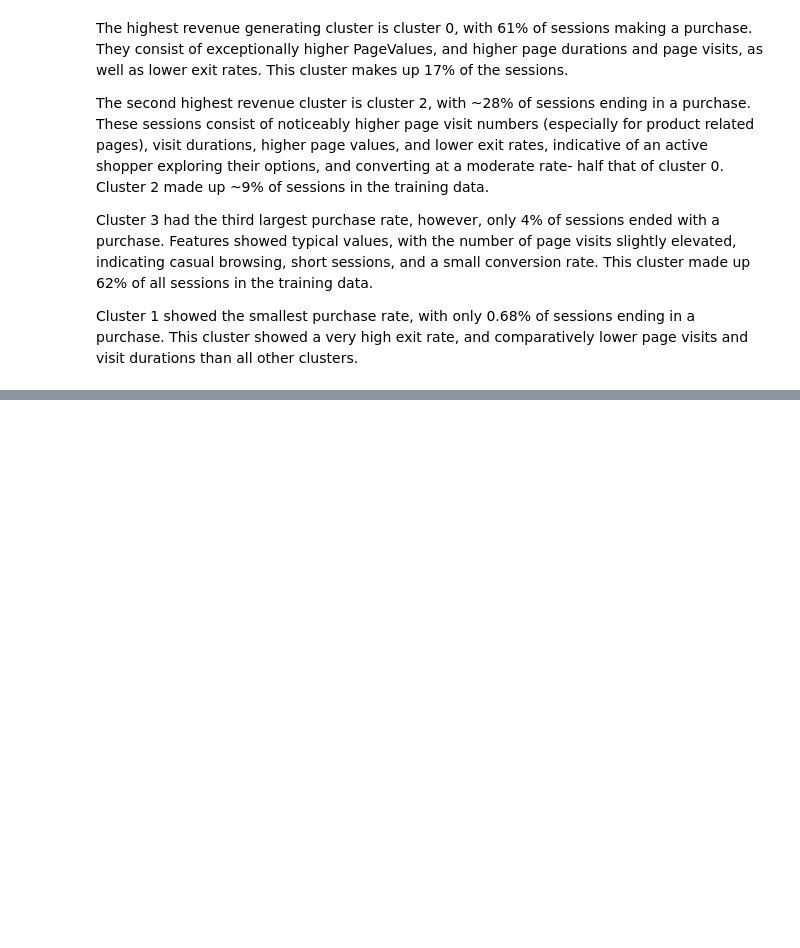
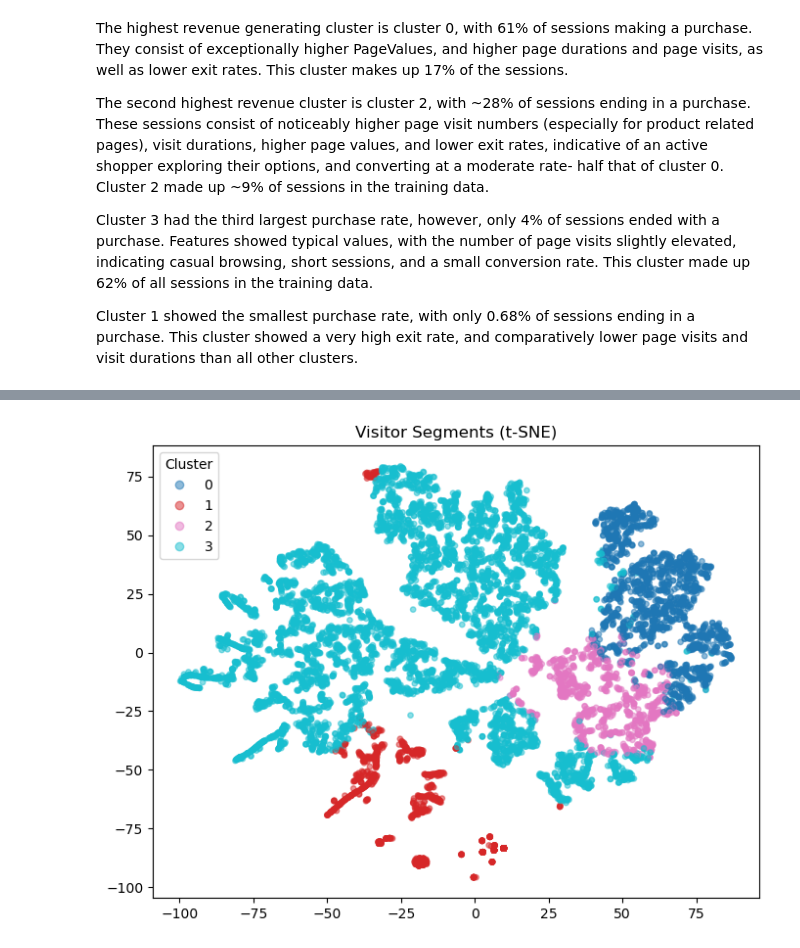
Before and after one commit to AnnaMalaschenko/Ecommerce-Shopper-Behavior, a Jupyter notebook: notebooks/model.ipynb, the cells around one changed output, grey strips where cells are left out. Saved outputs shown, nothing was run; the diff lists cells and outputs as text; code cells hidden in the pictures; blank space fills up the shorter version.

```diff
--- a/notebooks/model.ipynb
+++ b/notebooks/model.ipynb
@@ -201,0 +215,11 @@ Cluster 1 showed the smallest purchase rate, with only 0.68% of sessions ending
+# %%
+tsne = TSNE(n_components=2, random_state=42, perplexity=30)
+X_tsne = tsne.fit_transform(X_train_scaled[continuous_cols])
+
+plt.figure(figsize=(8,6))
+plt.scatter(X_tsne[:,0], X_tsne[:,1], c=cluster_labels, cmap='tab10', alpha=0.5, s=15)
+plt.title("Visitor Segments (t-SNE)")
+plt.legend(*scatter.legend_elements(), title="Cluster")
+plt.show()
+# %% [output]
+[figure, added]
```
Also changed, not shown: parts of 8 cells of this notebook.
